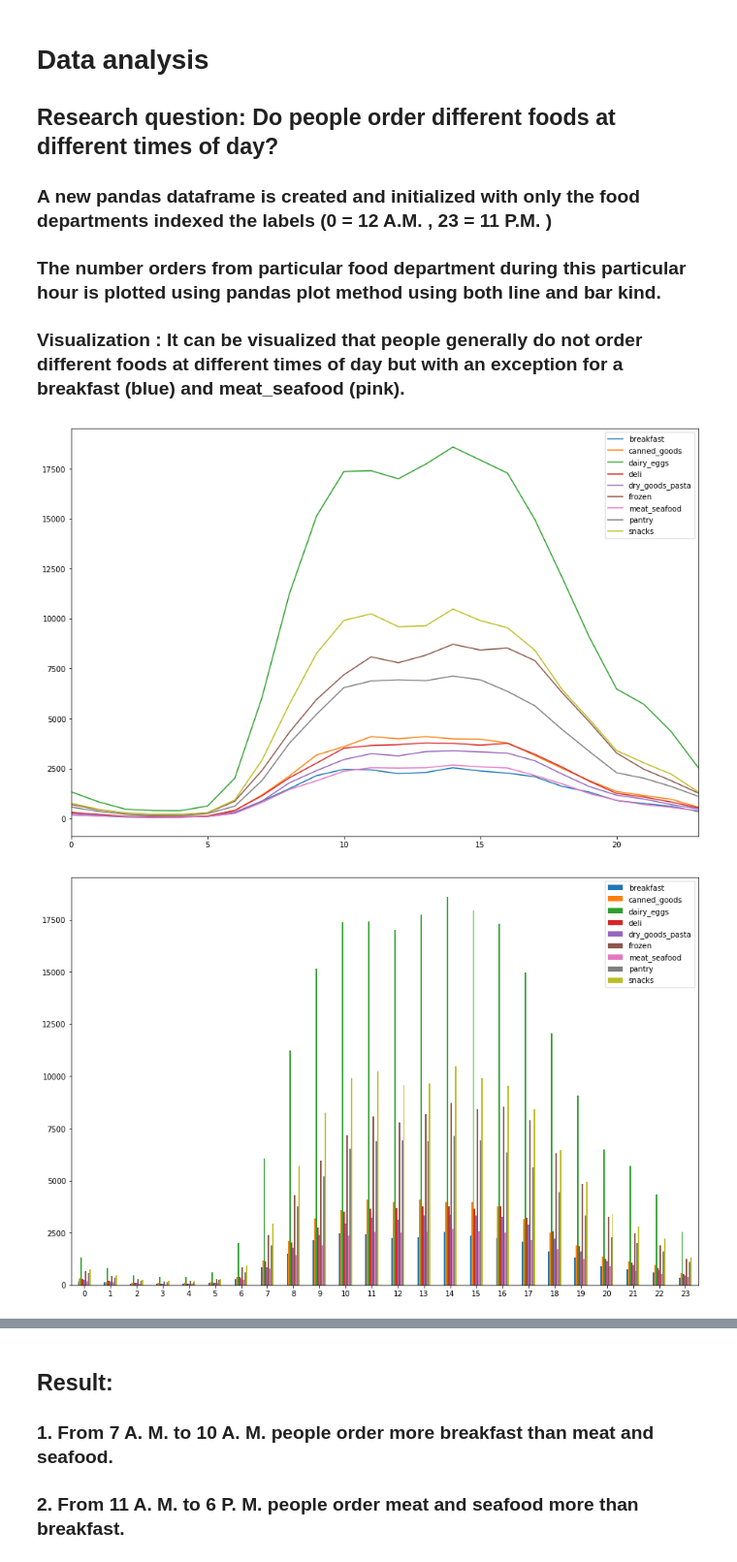
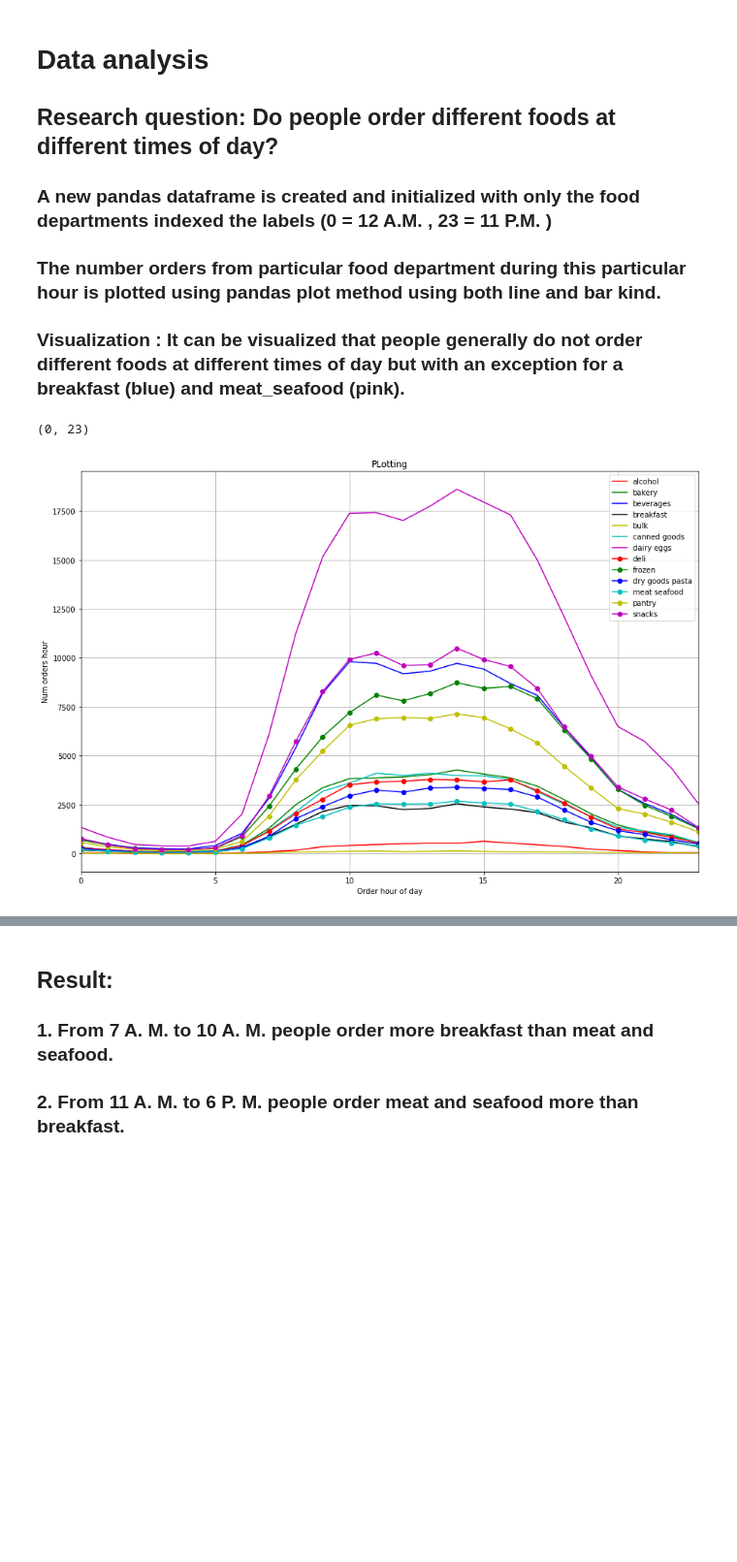
Before and after one commit to naimul011/grocery_shopping_order_analysis, a Jupyter notebook: notebook.ipynb, the cells around one changed output, grey strips where cells are left out. Shown at 97% size. Saved outputs shown, nothing was run; the diff lists cells and outputs as text; code cells hidden in the pictures; blank space fills up the shorter version.

```diff
--- a/notebook.ipynb
+++ b/notebook.ipynb
@@ -146,19 +64,55 @@ for i in range(480,504):
 ### The number  orders from particular food department during this particular hour is plotted using pandas plot method using both line and bar kind.
 
 ### Visualization : It can be visualized that people generally do not order different foods at different times of day but with an exception for a breakfast (blue) and meat_seafood (pink).
-# %%
-df = pd.DataFrame({'breakfast':breakfast,
-                   'canned_goods':canned_goods,
-                   'dairy_eggs':dairy_eggs,
-                   'deli':deli,
-                   'dry_goods_pasta':dry_goods_pasta,
-                   'frozen':frozen,
-                   'meat_seafood':meat_seafood,
-                   'pantry':pantry,
-                   'snacks':snacks}, index=labels)
-
-ax = df.plot(kind='line',rot=0,figsize=(15,10))
-ax = df.plot(kind='bar',rot=0,figsize=(15,10))
-# %% [output]
-[figure, removed]
-[figure, removed]
+# %%
+train.loc[~train['department'].isin(['babies','householdor','international','missing','other','personal care','pets','produce'])]
+
+alcohol= train[train['department'] == 'alcohol' ]
+fig = alcohol.plot(x='order_hour_of_day',y='num_orders_hour',title='PLotting',grid = True, color='r',figsize = (10,10))
+
+
+
+alcohol= train[train['department'] == 'bakery' ]
+fig = alcohol.plot(x='order_hour_of_day',y='num_orders_hour',title='PLotting',grid = True, color='g',figsize = (10,10),ax=fig)
+
+alcohol= train[train['department'] == 'beverages' ]
+fig = alcohol.plot(x='order_hour_of_day',y='num_orders_hour',title='PLotting',grid = True, color='b',figsize = (10,10),ax=fig)
+
+alcohol= train[train['department'] == 'breakfast' ]
+fig = alcohol.plot(x='order_hour_of_day',y='num_orders_hour',title='PLotting',grid = True, color='k',figsize = (10,10),ax=fig)
+
+alcohol= train[train['department'] == 'bulk' ]
+fig = alcohol.plot(x='order_hour_of_day',y='num_orders_hour',title='PLotting',grid = True, color='y',figsize = (10,10),ax=fig)
+
+
+alcohol= train[train['department'] == 'canned goods']
+fig = alcohol.plot(x='order_hour_of_day',y='num_orders_hour',title='PLotting',grid = True, color='c',figsize = (10,10),ax=fig)
+
+alcohol= train[train['department'] == 'dairy eggs']
+fig = alcohol.plot(x='order_hour_of_day',y='num_orders_hour',title='PLotting',grid = True, color='m',figsize = (10,10),ax=fig)
+
+alcohol= train[train['department'] == 'deli']
+fig = alcohol.plot(x='order_hour_of_day',y='num_orders_hour',title='PLotting',grid = True, color='r',marker='o',figsize = (10,10),ax=fig)
+
+alcohol= train[train['department'] == 'frozen']
+fig = alcohol.plot(x='order_hour_of_day',y='num_orders_hour',title='PLotting',grid = True, color='g',marker='o',figsize = (10,10),ax=fig)
+
+alcohol= train[train['department'] == 'dry goods pasta']
+fig = alcohol.plot(x='order_hour_of_day',y='num_orders_hour',title='PLotting',grid = True, color='b',marker='o',figsize = (10,10),ax=fig)
+
+alcohol= train[train['department'] == 'meat seafood']
+fig = alcohol.plot(x='order_hour_of_day',y='num_orders_hour',title='PLotting',grid = True, color='c',marker='o',figsize = (10,10),ax=fig)
+
+alcohol= train[train['department'] == 'pantry']
+fig = alcohol.plot(x='order_hour_of_day',y='num_orders_hour',title='PLotting',grid = True, color='y',marker='o',figsize = (10,10),ax=fig)
+
+alcohol= train[train['department'] == 'snacks']
+fig = alcohol.plot(x='order_hour_of_day',y='num_orders_hour',title='PLotting',grid = True, color='m',marker='o',figsize = (15,10),ax=fig)
+
+fig.legend(['alcohol','bakery','beverages','breakfast','bulk','canned goods','dairy eggs','deli','frozen','dry goods pasta','meat seafood','pantry','snacks'])
+fig.set_xlabel('Order hour of day')
+fig.set_ylabel('Num orders hour')
+fig.set_xlim([0,23])
+# %% [output]
+(0, 23)
+[figure, added]
```
Also changed, not shown: parts of 7 cells of this notebook.
